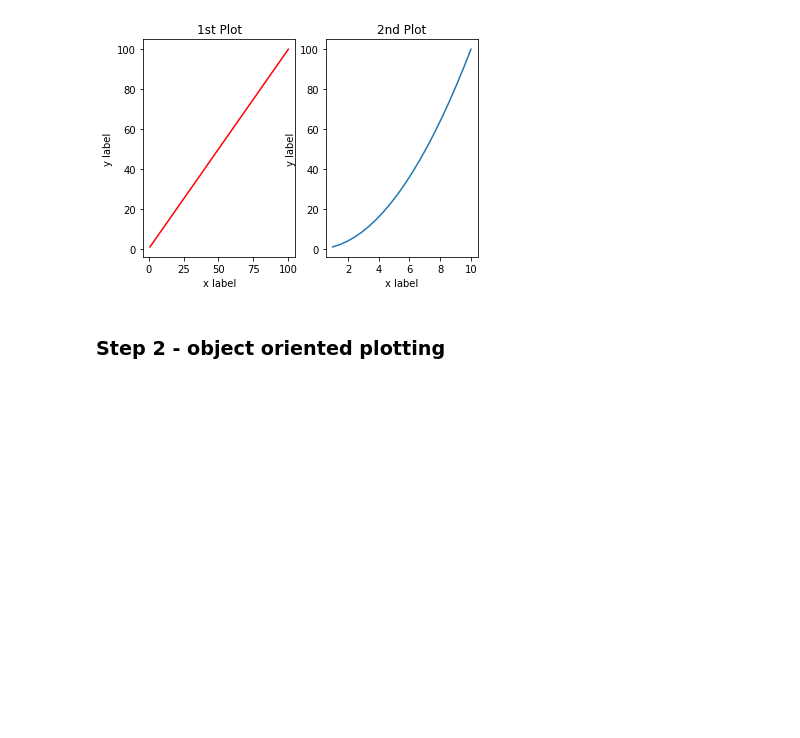
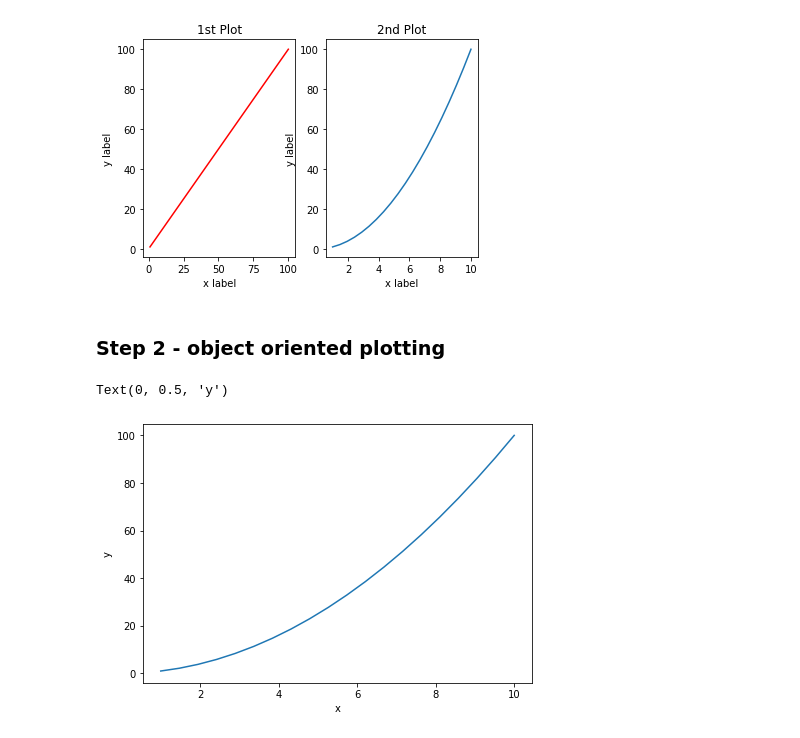
Before and after one commit to soumyakbhattacharyya/all-things-ml, a Jupyter notebook: matplotlib.ipynb, the cells around one changed output. Drawn from its saved outputs; the diff is of its cells as text; code cells hidden in the pictures; blank space fills up the shorter version.

```diff
--- a/matplotlib.ipynb
+++ b/matplotlib.ipynb
@@ -63,3 +65,19 @@ Text(0.5, 1.0, '2nd Plot')
 [figure]
 # %% [markdown]
 ### Step 2 - object oriented plotting
+# %%
+fig = plt.figure()
+
+# create canvas
+left = 0.1
+bottom = 0.1
+width = 0.9
+height = 0.9
+
+axes = fig.add_axes([left,bottom, width, height])
+axes.plot(x_axis, y_axis)
+axes.set_xlabel('x')
+axes.set_ylabel('y')
+# %% [output]
+Text(0, 0.5, 'y')
+[figure, added]
```
Also changed, not shown: parts of 22 cells of this notebook, 2 other files.
